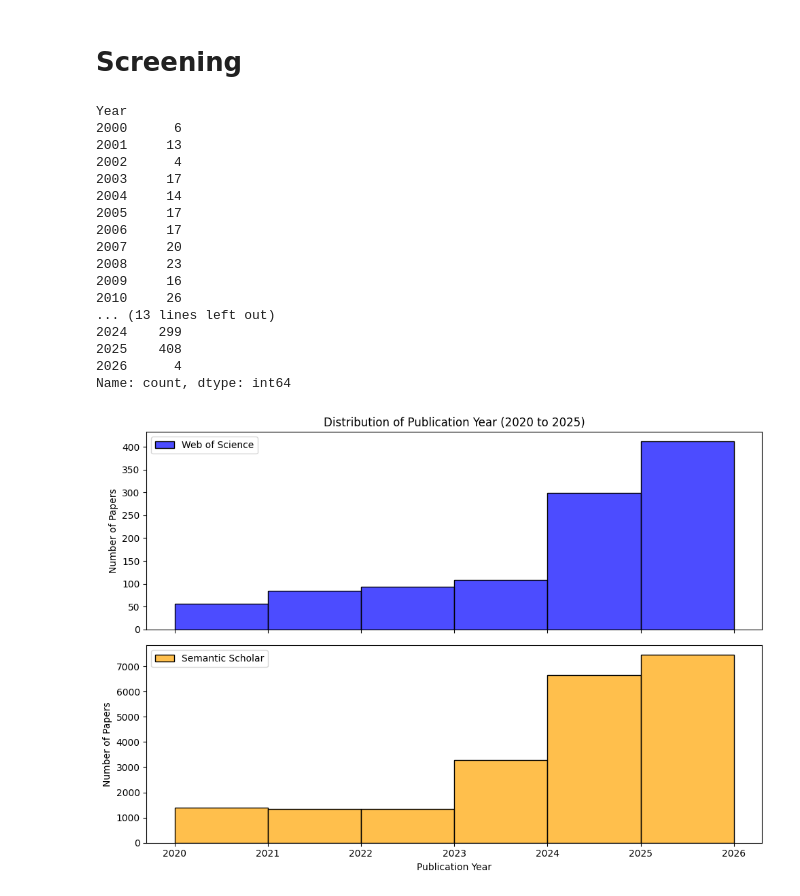
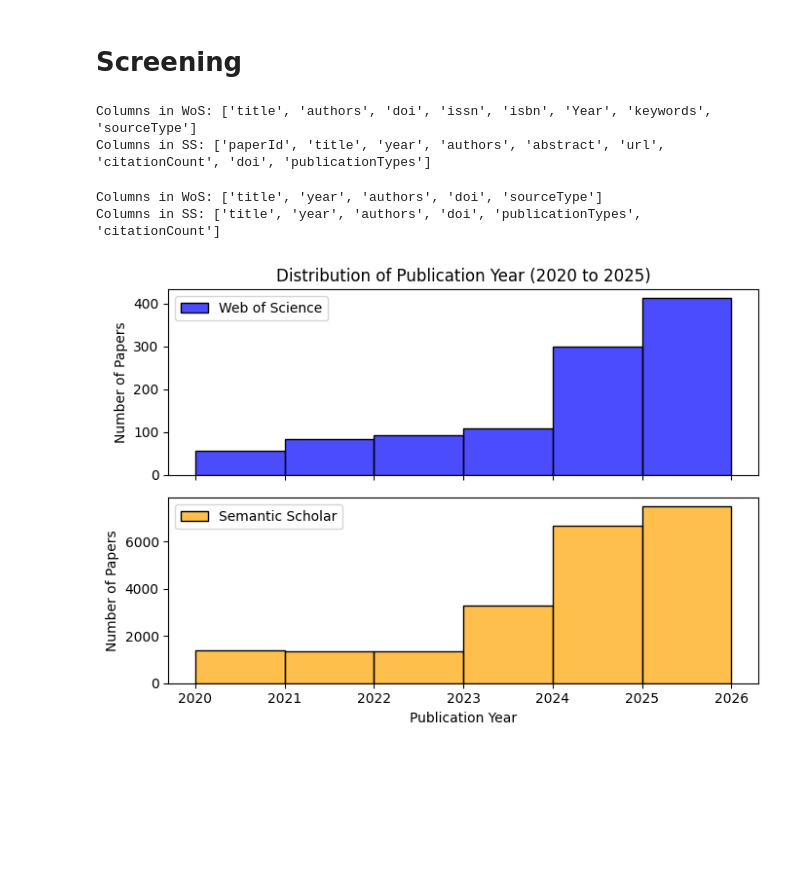
Before and after one commit to haoting-chan/AIRESIL, a Jupyter notebook: Database_extraction.ipynb, the cells around one changed output. Drawn from its saved outputs; the diff is of its cells as text; code cells hidden in the pictures; blank space fills up the shorter version.

```diff
--- a/Database_extraction.ipynb
+++ b/Database_extraction.ipynb
@@ -389,15 +389,18 @@ df_WoS_LLM_and_Survey_and_SimulationB = dfs_WoS_subset_clean["LLM_and_Survey_and
 #df_WoS_LLM_and_SimulationB_and_Methods = dfs_WoS_subset_clean["LLM_and_SimulationB_and_Methods"]
 # %%
 # Save cleaned dataframes to CSV files
-df_WoS_LLM_and_Survey_and_SimulationB.to_csv("results_wos/df_WoS_LLM_and_Survey_and_SimulationB.csv", index=False)
+#df_WoS_LLM_and_Survey_and_SimulationB.to_csv("results_wos/df_WoS_LLM_and_Survey_and_SimulationB.csv", index=False)
+# load saved dataframes
+df_WoS_LLM_and_Survey_and_SimulationB = pd.read_csv("results_wos/df_WoS_LLM_and_Survey_and_SimulationB.csv")
 # %% [markdown]
 ## Semantic Scholar API Call
 # %%
 from semanticscholar import SemanticScholar
 # %%
 # Define Search Parameters
-FIELDS_SS = ["paperId", "title", "year", "authors", "abstract", "url", "citationCount", "externalIds", "publicationTypes"]
-YEAR_FILTER = "2020-"
+FIELDS_SS = ["paperId", "title", "year", "authors", "abstract", "url",
+             "citationCount", "externalIds", "publicationTypes"]
+YEAR_FILTER = "2022-"
 BULK_SORT = "citationCount:desc"
 MAX_PAPERS_PER_GROUP = 1000
 # %%
@@ -1278,46 +1515,41 @@ df_combined
 2919 rows × 79 columns
 # %% [markdown]
 # Screening
-# %%
-wos_counts
-# %% [output]
-Year
-2000      6
-2001     13
-2002      4
-2003     17
-2004     14
-2005     17
-2006     17
-2007     20
-2008     23
-2009     16
-2010     26
-... (13 lines left out)
-2024    299
-2025    408
-2026      4
-Name: count, dtype: int64
+# %%
+print(f'Columns in WoS: {df_WoS_LLM_and_Survey_and_SimulationB.columns.tolist()}')
+print(f'Columns in SS: {df_SS_llm_survey_simB.columns.tolist()}')
+# %% [output]
+Columns in WoS: ['title', 'authors', 'doi', 'issn', 'isbn', 'Year', 'keywords', 'sourceType']
+Columns in SS: ['paperId', 'title', 'year', 'authors', 'abstract', 'url', 'citationCount', 'doi', 'publicationTypes']
+# %%
+# Clean and prepare WoS dataframe
+df_WoS_final = df_WoS_LLM_and_Survey_and_SimulationB.rename(columns={"Year": "year"})
+df_WoS_final = df_WoS_final[['title', 'year', 'authors', 'doi', 'sourceType']]
+print(f'Columns in WoS: {df_WoS_final.columns.tolist()}')
+
+df_SS_final = df_SS_llm_survey_simB[['title', 'year', 'authors', 'doi', 'publicationTypes', 'citationCount']]
+print(f'Columns in SS: {df_SS_final.columns.tolist()}')
+# %% [output]
+Columns in WoS: ['title', 'year', 'authors', 'doi', 'sourceType']
+Columns in SS: ['title', 'year', 'authors', 'doi', 'publicationTypes', 'citationCount']
 # %%
-df_WoS_final = df_WoS_LLM_and_Survey_and_SimulationB
-df_SS_final = df_SS_llm_survey_simB
+# Plot Distribution of Publication Years
+fig, axes = plt.subplots(2, 1, figsize=(7, 5), sharex=True)
 
-fig, axes = plt.subplots(2, 1, figsize=(10, 7), sharex=True)
-
-sns.histplot(df_WoS_final['Year'], color='blue', ax=axes[0],
+sns.histplot(df_WoS_final['year'], color='blue', ax=axes[0],
              kde=False, stat='count', bins=range(2020, 2027), alpha=0.7)
 axes[0].set_title('Distribution of Publication Year (2020 to 2025)')
 axes[0].set_ylabel('Number of Papers')
 axes[0].legend(['Web of Science'])
 
 sns.histplot(df_SS_final['year'], color='orange', ax=axes[1],
              kde=False, stat='count', bins=range(2020, 2027), alpha=0.7)
 axes[1].set_title('')
 axes[1].set_xlabel('Publication Year')
 axes[1].set_ylabel('Number of Papers')
 axes[1].legend(['Semantic Scholar'])
 
 plt.tight_layout()
 plt.show()
 # %% [output]
-[figure, old version]
+[figure, new version]
```
Also changed, not shown: parts of 23 cells of this notebook.
